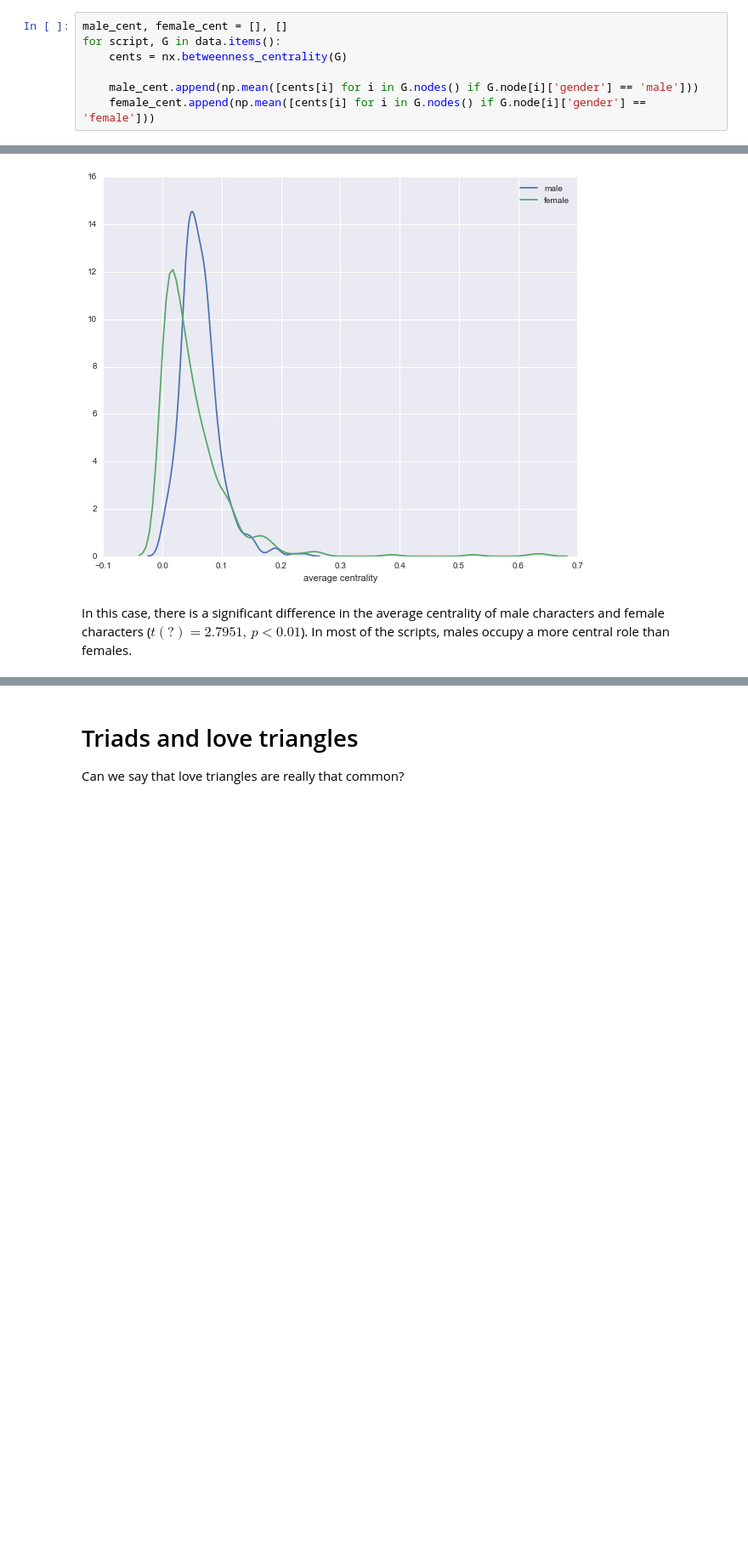
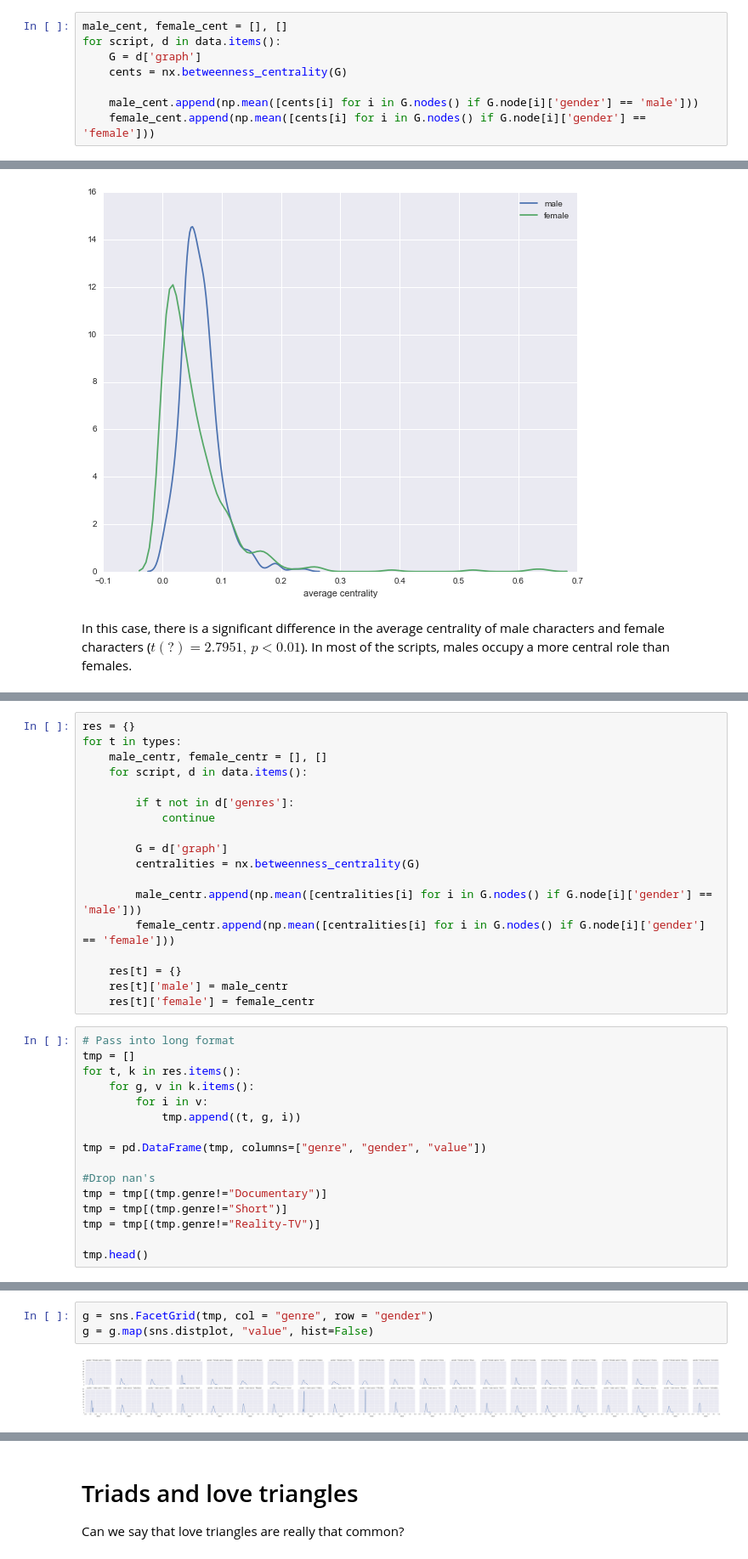
Before and after one commit to usc-sail/mica-text-characternetworks, a Jupyter notebook: Graph Analysis.ipynb, the cells around one changed output, grey strips where cells are left out. Shown: that part at 85% size. Drawn from its saved outputs; the diff is of its cells as text; blank space fills up the shorter version.

```diff
--- a/Graph Analysis.ipynb
+++ b/Graph Analysis.ipynb
@@ -103,7 +207,8 @@ Ttest_indResult(statistic=0.66854780460708829, pvalue=0.50394934333620589)
 #### Average centrality
 # %%
 male_cent, female_cent = [], []
-for script, G in data.items():
+for script, d in data.items():
+    G = d['graph']
     cents = nx.betweenness_centrality(G)
 
     male_cent.append(np.mean([cents[i] for i in G.nodes() if G.node[i]['gender'] == 'male']))
@@ -163,0 +239,34 @@ sorted(female_cent, key = lambda x: x[2], reverse = True)[:15]
+# %%
+res = {}
+for t in types:
+    male_centr, female_centr = [], []
+    for script, d in data.items():
+
+        if t not in d['genres']:
+            continue
+
+        G = d['graph']
+        centralities = nx.betweenness_centrality(G)
+
+        male_centr.append(np.mean([centralities[i] for i in G.nodes() if G.node[i]['gender'] == 'male']))
+        female_centr.append(np.mean([centralities[i] for i in G.nodes() if G.node[i]['gender'] == 'female']))
+
+    res[t] = {}
+    res[t]['male'] = male_centr
+    res[t]['female'] = female_centr
+# %%
+# Pass into long format
+tmp = []
+for t, k in res.items():
+    for g, v in k.items():
+        for i in v:
+            tmp.append((t, g, i))
+
+tmp = pd.DataFrame(tmp, columns=["genre", "gender", "value"])
+
+#Drop nan's
+tmp = tmp[(tmp.genre!="Documentary")]
+tmp = tmp[(tmp.genre!="Short")]
+tmp = tmp[(tmp.genre!="Reality-TV")]
+
+tmp.head()
@@ -163,0 +280,5 @@ sorted(female_cent, key = lambda x: x[2], reverse = True)[:15]
+# %%
+g = sns.FacetGrid(tmp, col = "genre", row = "gender")
+g = g.map(sns.distplot, "value", hist=False)
+# %% [output]
+[figure, added]
```
Also changed, not shown: parts of 34 cells of this notebook, 2 other files.
